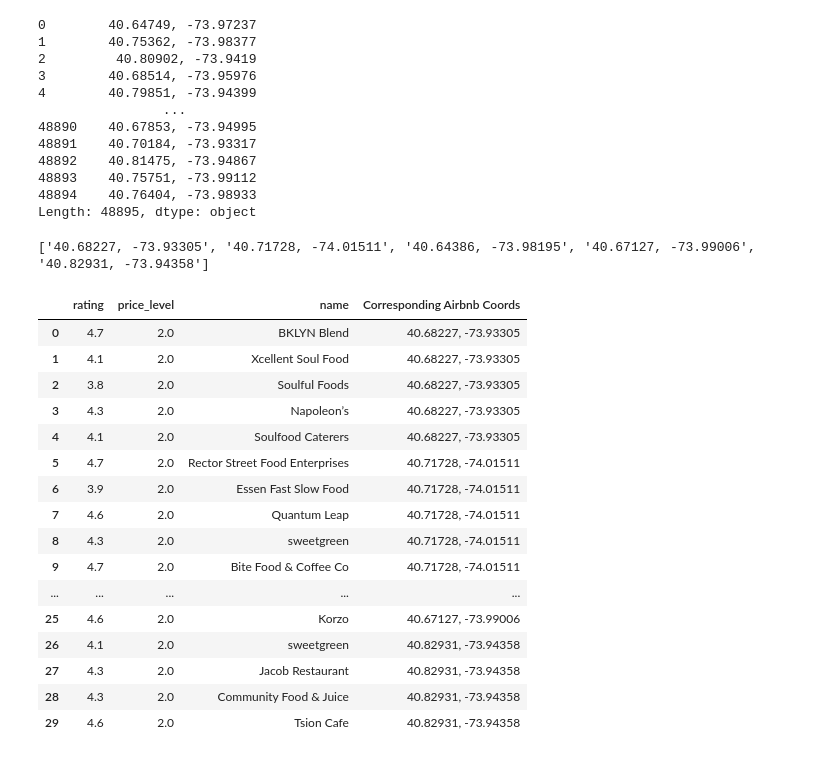
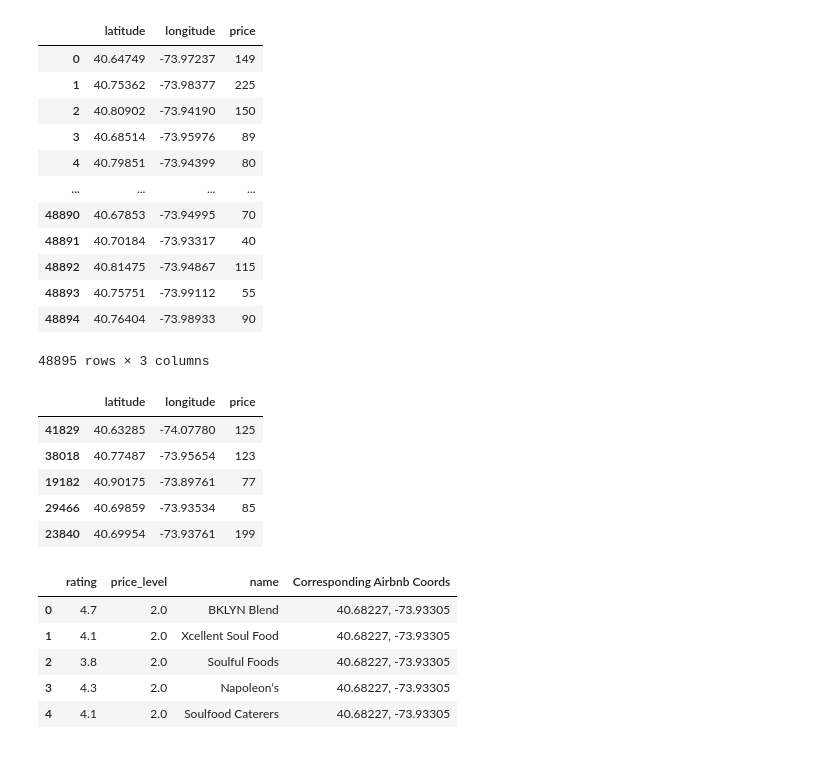
Before and after one commit to MWilliamsDP/ProjectOne, a Jupyter notebook: Reeses_Analysis_Program.ipynb, the cells around one changed output. Saved outputs shown, nothing was run; the diff lists cells and outputs as text; code cells hidden in the pictures.

```diff
--- a/Reeses_Analysis_Program.ipynb
+++ b/Reeses_Analysis_Program.ipynb
@@ -12,35 +12,41 @@ import numpy as np
 # %%
-#Reading into CSV file and adding all coord data into a list
+#Reading into CSV file and adding all coord data into a list.
+#Seperated each component into its own variable to be called upon seperately later on.
 data = 'NYC_2019.csv'
 data_df = pd.read_csv(data)
 data_df.head()
 latlng = data_df[['latitude', 'longitude']]
 latlng_list = latlng.values.tolist()
-latlng_list
 airbnb_data = data_df[['latitude','longitude','price']]
-#Convert lat and lng values into strings so google's api understands the given data when used to make requests
-coord = airbnb_data['latitude'].astype(str) + ", " + airbnb_data['longitude'].astype(str)
-coord
+#Display first modified dataframe which contains all airbnb data
+airbnb_data
 # %% [output]
+|  | latitude | longitude | price |
+| 0 | 40.64749 | -73.97237 | 149 |
+| 1 | 40.75362 | -73.98377 | 225 |
+| 2 | 40.80902 | -73.94190 | 150 |
+| 3 | 40.68514 | -73.95976 | 89 |
+| 4 | 40.79851 | -73.94399 | 80 |
+| ... | ... | ... | ... |
+| 48890 | 40.67853 | -73.94995 | 70 |
+| 48891 | 40.70184 | -73.93317 | 40 |
+| 48892 | 40.81475 | -73.94867 | 115 |
+| 48893 | 40.75751 | -73.99112 | 55 |
+| 48894 | 40.76404 | -73.98933 | 90 |
-0        40.64749, -73.97237
-1        40.75362, -73.98377
-2         40.80902, -73.9419
-3        40.68514, -73.95976
-4        40.79851, -73.94399
-                ...
-48890    40.67853, -73.94995
-48891    40.70184, -73.93317
-48892    40.81475, -73.94867
-48893    40.75751, -73.99112
-48894    40.76404, -73.98933
-Length: 48895, dtype: object
+48895 rows × 3 columns
 # %%
-#Set url used to place requests to the google maps api
+#Set url used to place requests to the Google Maps Api.
 places_url = f'https://maps.googleapis.com/maps/api/place/nearbysearch/json?&key={gkey}'
-sample_coords = coord.sample(n=5)
-sample_coords = sample_coords.tolist()
-#Make sure sample_coords index is equal to the coordinates listed
-print(sample_coords)
+
+#Takes a sample amount of airbnb data and stores it into its own variable(sample_listings).
+#Specifies that we only want our sample to have 45 total values to manipulate and plot
+sample_listings = airbnb_data.sample(n=45)
+sample_listings.head()
 # %% [output]
-['40.68227, -73.93305', '40.71728, -74.01511', '40.64386, -73.98195', '40.67127, -73.99006', '40.82931, -73.94358']
+|  | latitude | longitude | price |
+| 41829 | 40.63285 | -74.07780 | 125 |
+| 38018 | 40.77487 | -73.95654 | 123 |
+| 19182 | 40.90175 | -73.89761 | 77 |
+| 29466 | 40.69859 | -73.93534 | 85 |
+| 23840 | 40.69954 | -73.93761 | 199 |
 # %%
@@ -70,25 +85,15 @@ for x in range(len(sample_coords)):
 # %%
 #Takes the csv data from the seperate files and stitches them together
 coord_pricing_df = pd.concat(
     map(pd.read_csv, ['data1.csv', 'data2.csv', 'data3.csv', 'data4.csv', 'data5.csv']), ignore_index=True)
 
 #Display dataframe to analyze ratings and price levels
-coord_pricing_df.head(30)
+#This isn't the final dataset used to plot...this just allows us to see if the format is consistant and isn't returning any errors.
+coord_pricing_df.head()
 # %% [output]
 |  | rating | price_level | name | Corresponding Airbnb Coords |
 | 0 | 4.7 | 2.0 | BKLYN Blend | 40.68227, -73.93305 |
 | 1 | 4.1 | 2.0 | Xcellent Soul Food | 40.68227, -73.93305 |
 | 2 | 3.8 | 2.0 | Soulful Foods | 40.68227, -73.93305 |
 | 3 | 4.3 | 2.0 | Napoleon’s | 40.68227, -73.93305 |
 | 4 | 4.1 | 2.0 | Soulfood Caterers | 40.68227, -73.93305 |
-| 5 | 4.7 | 2.0 | Rector Street Food Enterprises | 40.71728, -74.01511 |
-| 6 | 3.9 | 2.0 | Essen Fast Slow Food | 40.71728, -74.01511 |
-| 7 | 4.6 | 2.0 | Quantum Leap | 40.71728, -74.01511 |
-| 8 | 4.3 | 2.0 | sweetgreen | 40.71728, -74.01511 |
-| 9 | 4.7 | 2.0 | Bite Food & Coffee Co | 40.71728, -74.01511 |
-| ... | ... | ... | ... | ... |
-| 25 | 4.6 | 2.0 | Korzo | 40.67127, -73.99006 |
-| 26 | 4.1 | 2.0 | sweetgreen | 40.82931, -73.94358 |
-| 27 | 4.3 | 2.0 | Jacob Restaurant | 40.82931, -73.94358 |
-| 28 | 4.3 | 2.0 | Community Food & Juice | 40.82931, -73.94358 |
-| 29 | 4.6 | 2.0 | Tsion Cafe | 40.82931, -73.94358 |
```
Also changed, not shown: parts of 6 cells of this notebook, 4 other files.
